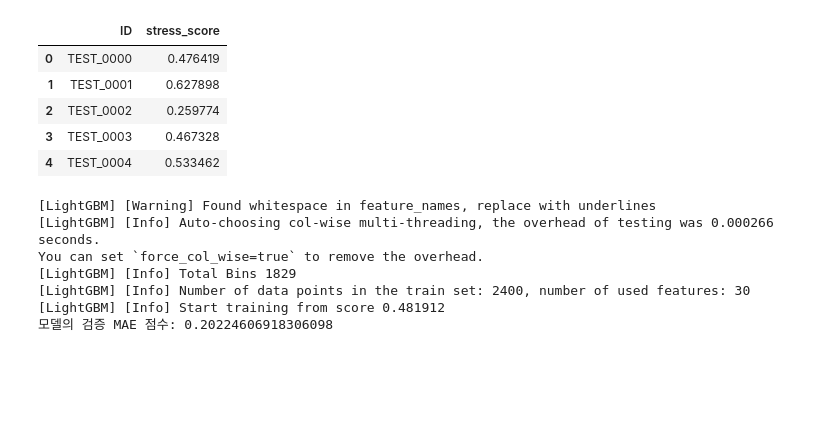
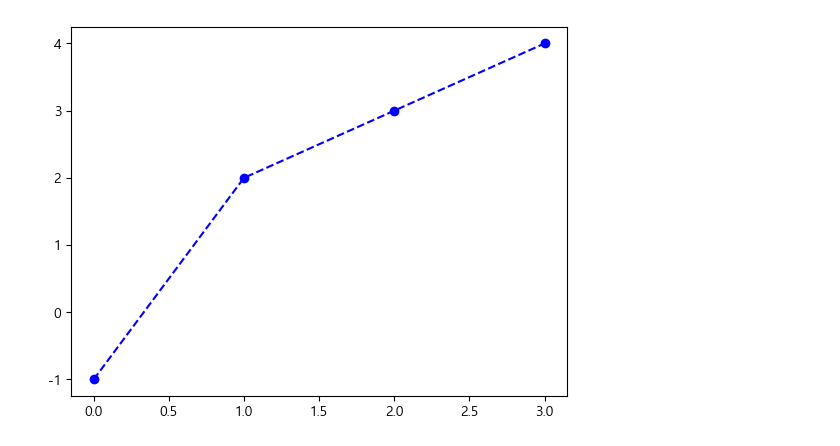
Before and after one commit to jungujeong/LG_AImers, a Jupyter notebook: code.ipynb, the cells around one changed output. Cells and saved outputs as stored; diff of their text form; code cells hidden in the pictures; blank space fills up the shorter version.

```diff
--- a/code.ipynb
+++ b/code.ipynb
@@ -287,10 +0,0 @@ submission = pd.read_csv('./sample_submission.csv')
-# %%
-submission['stress_score'] = pred
-submission.head()
-# %% [output]
-|  | ID | stress_score |
-| 0 | TEST_0000 | 0.476419 |
-| 1 | TEST_0001 | 0.627898 |
-| 2 | TEST_0002 | 0.259774 |
-| 3 | TEST_0003 | 0.467328 |
-| 4 | TEST_0004 | 0.533462 |
@@ -299,39 +0,0 @@ submission.to_csv('submit.csv', index=False)
-# %%
-# train에서 나눠서 데이콘에서 측정하는 MAE와 다를수있음
-# 성능이 올라갔는지 그대로인지 내려갔는지 경향만 파악할 수 있음
-# 확인용으로만 쓸것
-
-import datetime
-
-# MAE 로그파일 세팅
-def loging(MAE):
-    with open('./mae_log', mode='a', encoding='utf-8') as f:
-        current_time = datetime.datetime.now().strftime('%Y-%m-%d %H:%M:%S')
-        f.write(f"시간: {current_time} / MAE: {MAE}\n")
-
-# MAE 체크용
-train_set, val_set = train_test_split(train, test_size=0.2, random_state=42)
-
-X_train = train_set.drop(['ID', 'stress_score'], axis=1)
-y_train = train_set['stress_score']
-
-X_val = val_set.drop(['ID', 'stress_score'], axis=1)
-y_val = val_set['stress_score']
-
-lgbm = LGBMRegressor(random_state=42)
-lgbm.fit(X_train, y_train)
-
-val_pred = lgbm.predict(X_val)
-
-MAE = mean_absolute_error(y_val, val_pred)
-
-print(f"모델의 검증 MAE 점수: {MAE}")
-loging(MAE)
-# %% [output]
-[LightGBM] [Warning] Found whitespace in feature_names, replace with underlines
-[LightGBM] [Info] Auto-choosing col-wise multi-threading, the overhead of testing was 0.000266 seconds.
-You can set `force_col_wise=true` to remove the overhead.
-[LightGBM] [Info] Total Bins 1829
-[LightGBM] [Info] Number of data points in the train set: 2400, number of used features: 30
-[LightGBM] [Info] Start training from score 0.481912
-모델의 검증 MAE 점수: 0.20224606918306098
@@ -337,0 +4,8 @@ You can set `force_col_wise=true` to remove the overhead.
+# %%
+# 마이너스를 하이픈으로 표시하게 설정
+mpl.rcParams['axes.unicode_minus'] = False
+
+plt.plot([-1,2,3,4], 'b--o')
+plt.show()
+# %% [output]
+[figure, added]
```
Also changed, not shown: parts of 33 cells of this notebook.
